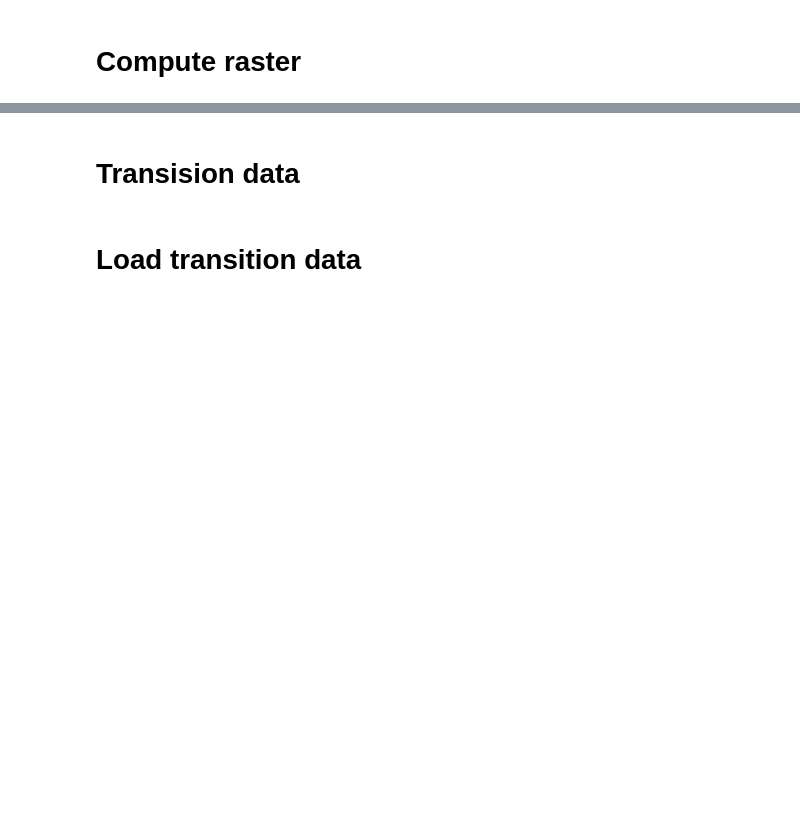
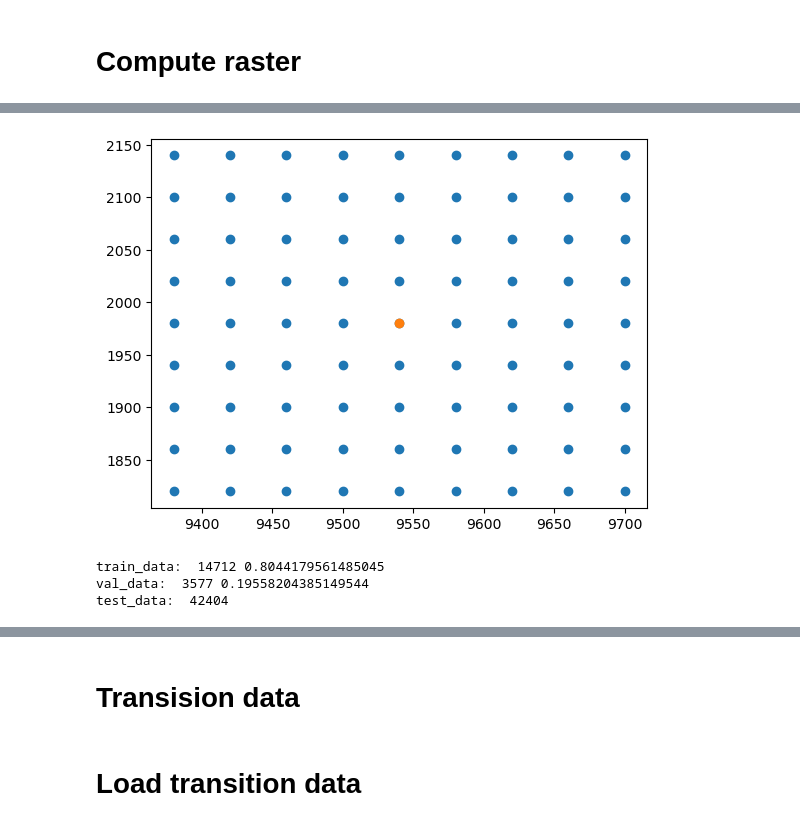
Before and after one commit to TimEngelmann/future-deforestation, a Jupyter notebook: notebooks/data_splitting.ipynb, the cells around one changed output, grey strips where cells are left out. Cells and saved outputs as stored; diff of their text form; code cells hidden in the pictures; blank space fills up the shorter version.

Commit message:
Data splitting complete

```diff
--- a/notebooks/data_splitting.ipynb
+++ b/notebooks/data_splitting.ipynb
@@ -209,0 +215,13 @@ plt.show()
+# %%
+train_data_cluster = train_data[0]
+x_cluster = train_data_cluster[0]
+y_cluster = train_data_cluster[1]
+x = np.arange(int(x_cluster-delta/2+output_px/2), int(x_cluster+delta/2+output_px/2), output_px)
+y = np.arange(int(y_cluster-delta/2+output_px/2), int(y_cluster+delta/2+output_px/2), output_px)
+xv, yv = np.meshgrid(x, y)
+# %%
+plt.scatter(xv,yv)
+plt.scatter(x_cluster, y_cluster)
+plt.show()
+# %% [output]
+[figure, added]
@@ -209,0 +250,21 @@ plt.show()
+# %%
+train_data_points = get_points_from_cluster(train_data)
+val_data_points = get_points_from_cluster(val_data)
+dropped_data_points = get_points_from_cluster(dropped_data)
+test_data_points = np.concatenate([train_data_points, val_data_points, dropped_data_points])
+
+year = 2015
+bio_data_test, _ = load_processed_biomass_data(year, None, resolution=250)
+test_data_points_filtered = []
+for test_point in test_data_points:
+    if include_point(test_point[0],test_point[1],bio_data_test,output_px):
+        test_data_points_filtered.append(test_point)
+test_data_points = np.array(test_data_points_filtered)
+
+print("train_data: ", len(train_data_points), len(train_data_points)/(len(train_data_points)+len(val_data_points)))
+print("val_data: ", len(val_data_points), len(val_data_points)/(len(train_data_points)+len(val_data_points)))
+print("test_data: ", len(test_data_points))
+# %% [output]
+train_data:  14712 0.8044179561485045
+val_data:  3577 0.19558204385149544
+test_data:  42404
```
Also changed, not shown: parts of 15 cells of this notebook.
